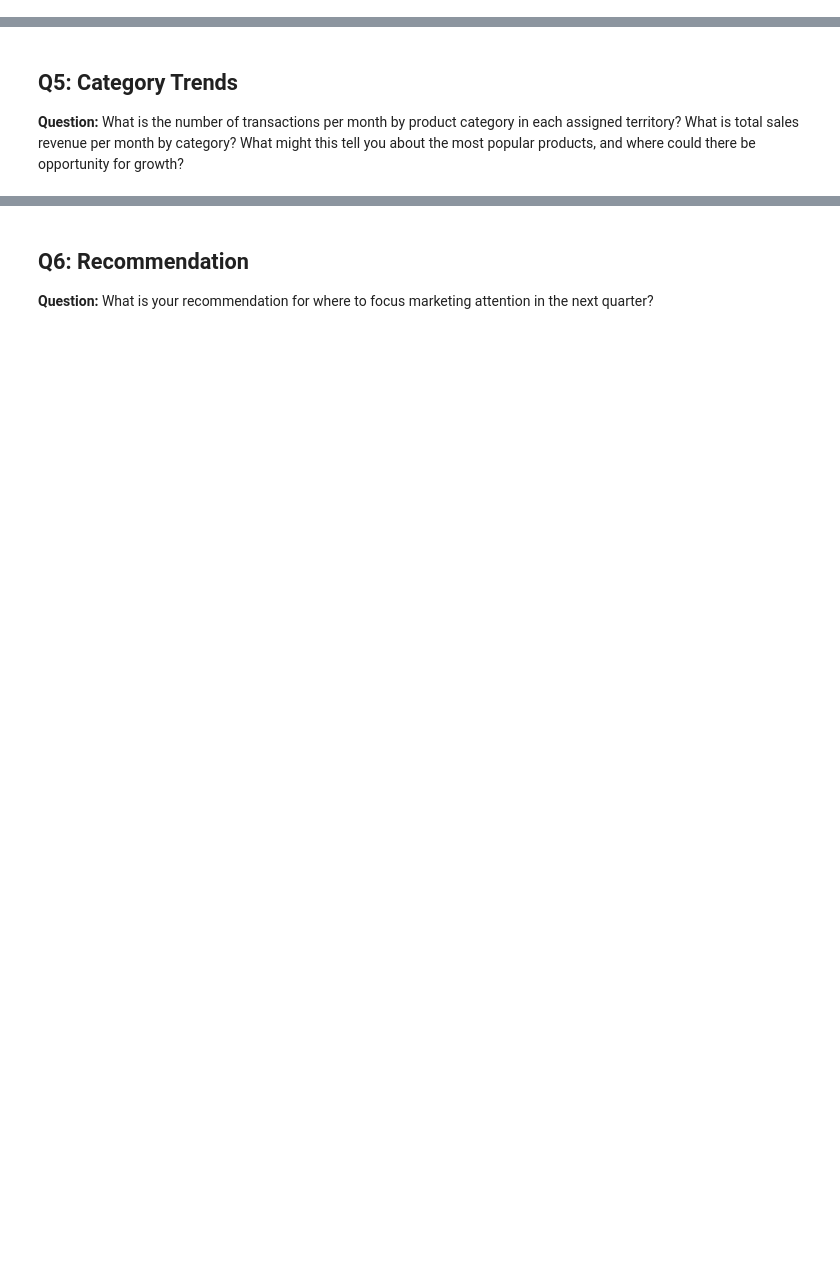
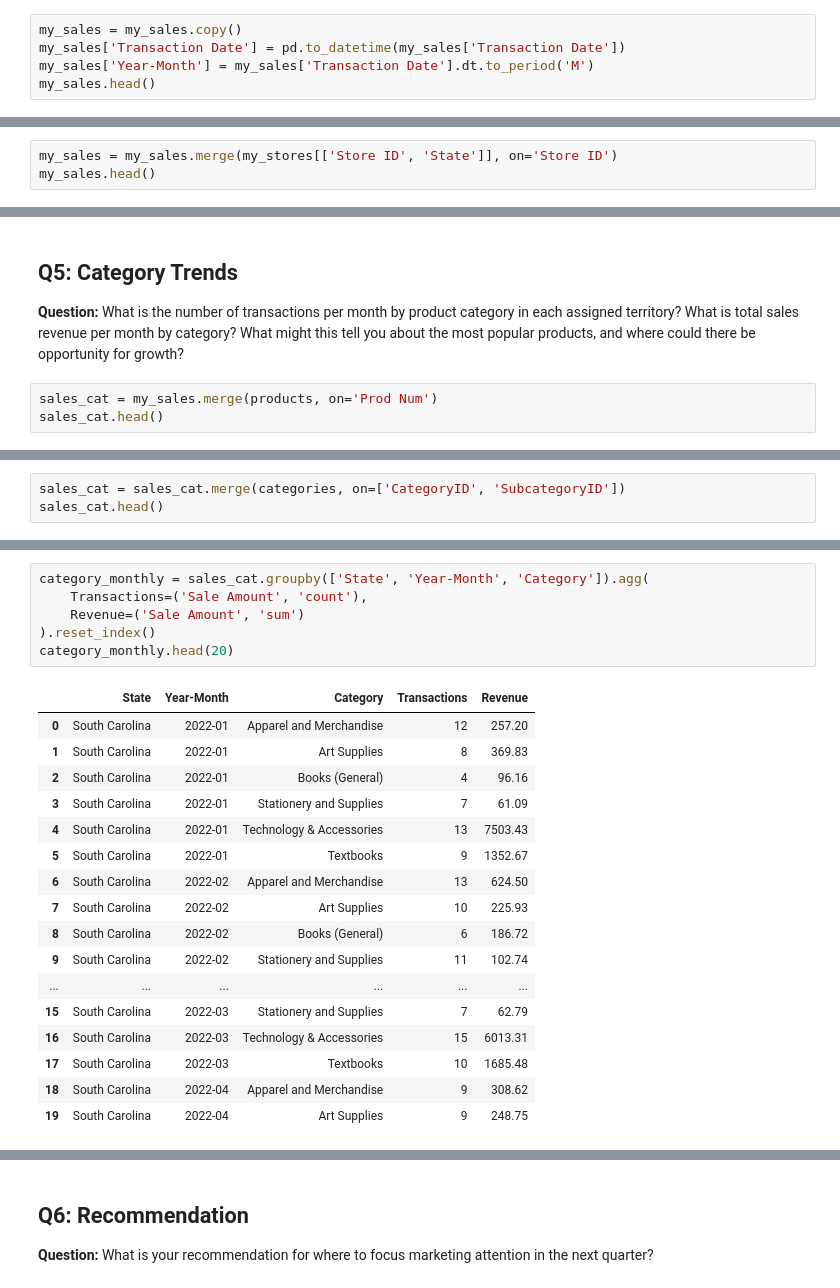
Before and after one commit to iSwaidy/Capstone_2, a Jupyter notebook: Ramirez_sales_analysis.ipynb, the cells around one changed output, grey strips where cells are left out. Cells and saved outputs as stored; diff of their text form; blank space fills up the shorter version.

```diff
--- a/Ramirez_sales_analysis.ipynb
+++ b/Ramirez_sales_analysis.ipynb
@@ -105,0 +152,5 @@ period covered by the data?
+# %%
+my_sales = my_sales.copy()
+my_sales['Transaction Date'] = pd.to_datetime(my_sales['Transaction Date'])
+my_sales['Year-Month'] = my_sales['Transaction Date'].dt.to_period('M')
+my_sales.head()
@@ -105,0 +164,3 @@ period covered by the data?
+# %%
+my_sales = my_sales.merge(my_stores[['Store ID', 'State']], on='Store ID')
+my_sales.head()
@@ -114,3 +354,6 @@ period covered by the data?
 **Question:** What is the number of transactions per month by product category in each assigned territory?
 What is total sales revenue per month by category?
 What might this tell you about the most popular products, and where could there be opportunity for growth?
+# %%
+sales_cat = my_sales.merge(products, on='Prod Num')
+sales_cat.head()
@@ -116,0 +367,3 @@ What might this tell you about the most popular products, and where could there
+# %%
+sales_cat = sales_cat.merge(categories, on=['CategoryID', 'SubcategoryID'])
+sales_cat.head()
@@ -116,0 +377,24 @@ What might this tell you about the most popular products, and where could there
+# %%
+category_monthly = sales_cat.groupby(['State', 'Year-Month', 'Category']).agg(
+    Transactions=('Sale Amount', 'count'),
+    Revenue=('Sale Amount', 'sum')
+).reset_index()
+category_monthly.head(20)
+# %% [output]
+|  | State | Year-Month | Category | Transactions | Revenue |
+| 0 | South Carolina | 2022-01 | Apparel and Merchandise | 12 | 257.20 |
+| 1 | South Carolina | 2022-01 | Art Supplies | 8 | 369.83 |
+| 2 | South Carolina | 2022-01 | Books (General) | 4 | 96.16 |
+| 3 | South Carolina | 2022-01 | Stationery and Supplies | 7 | 61.09 |
+| 4 | South Carolina | 2022-01 | Technology & Accessories | 13 | 7503.43 |
+| 5 | South Carolina | 2022-01 | Textbooks | 9 | 1352.67 |
+| 6 | South Carolina | 2022-02 | Apparel and Merchandise | 13 | 624.50 |
+| 7 | South Carolina | 2022-02 | Art Supplies | 10 | 225.93 |
+| 8 | South Carolina | 2022-02 | Books (General) | 6 | 186.72 |
+| 9 | South Carolina | 2022-02 | Stationery and Supplies | 11 | 102.74 |
+| ... | ... | ... | ... | ... | ... |
+| 15 | South Carolina | 2022-03 | Stationery and Supplies | 7 | 62.79 |
+| 16 | South Carolina | 2022-03 | Technology & Accessories | 15 | 6013.31 |
+| 17 | South Carolina | 2022-03 | Textbooks | 10 | 1685.48 |
+| 18 | South Carolina | 2022-04 | Apparel and Merchandise | 9 | 308.62 |
+| 19 | South Carolina | 2022-04 | Art Supplies | 9 | 248.75 |
```
Also changed, not shown: parts of 28 cells of this notebook.
